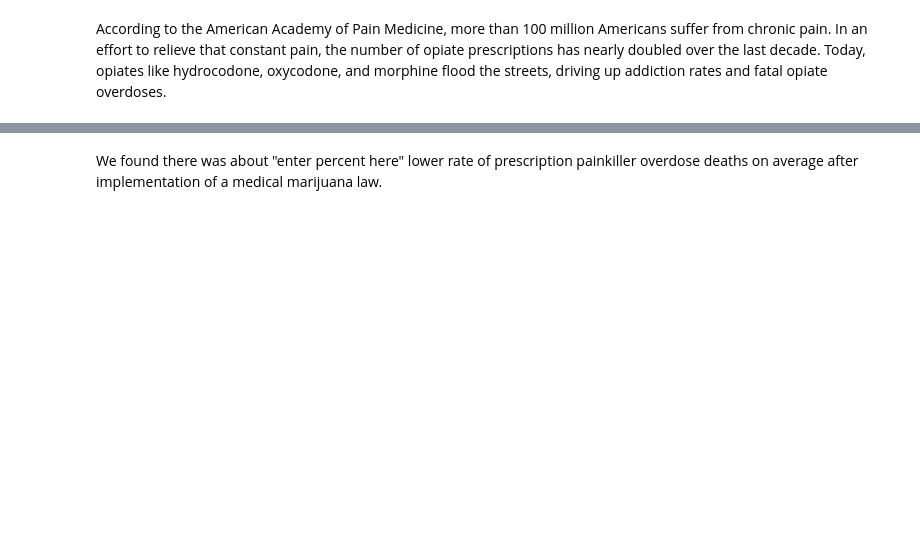
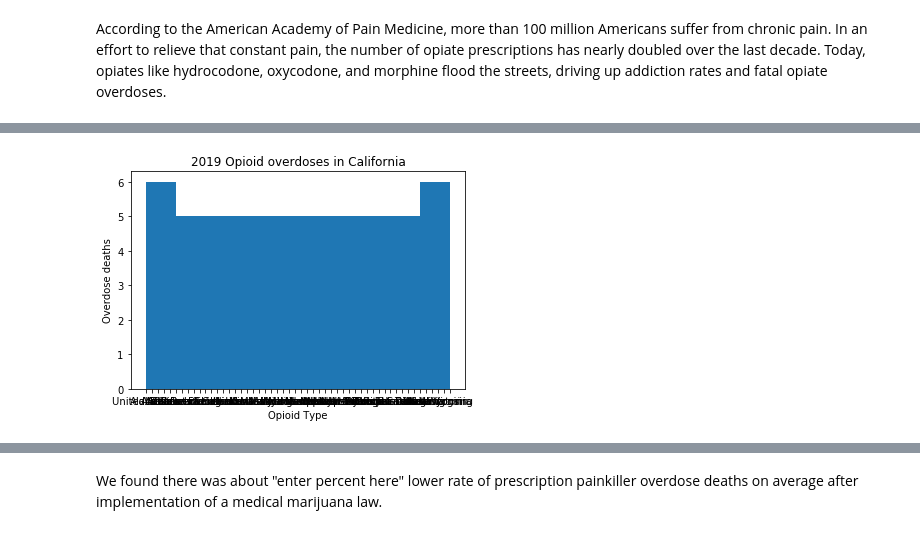
Before and after one commit to ywario9/Matlibplot_Project, a Jupyter notebook: Untitled.ipynb, the cells around one changed output, grey strips where cells are left out. Drawn from its saved outputs; the diff is of its cells as text; code cells hidden in the pictures; blank space fills up the shorter version.

```diff
--- a/Untitled.ipynb
+++ b/Untitled.ipynb
@@ -33,0 +53,8 @@ plt.ylabel("")
+# %%
+plt.hist(Overdose_by_opiods_df['Location'])
+plt.title("2019 Opioid overdoses in California")
+plt.xlabel('Opioid Type')
+plt.ylabel('Overdose deaths')
+plt.show()
+# %% [output]
+[figure, added]
```
Also changed, not shown: parts of 12 cells of this notebook, 4 other files.
